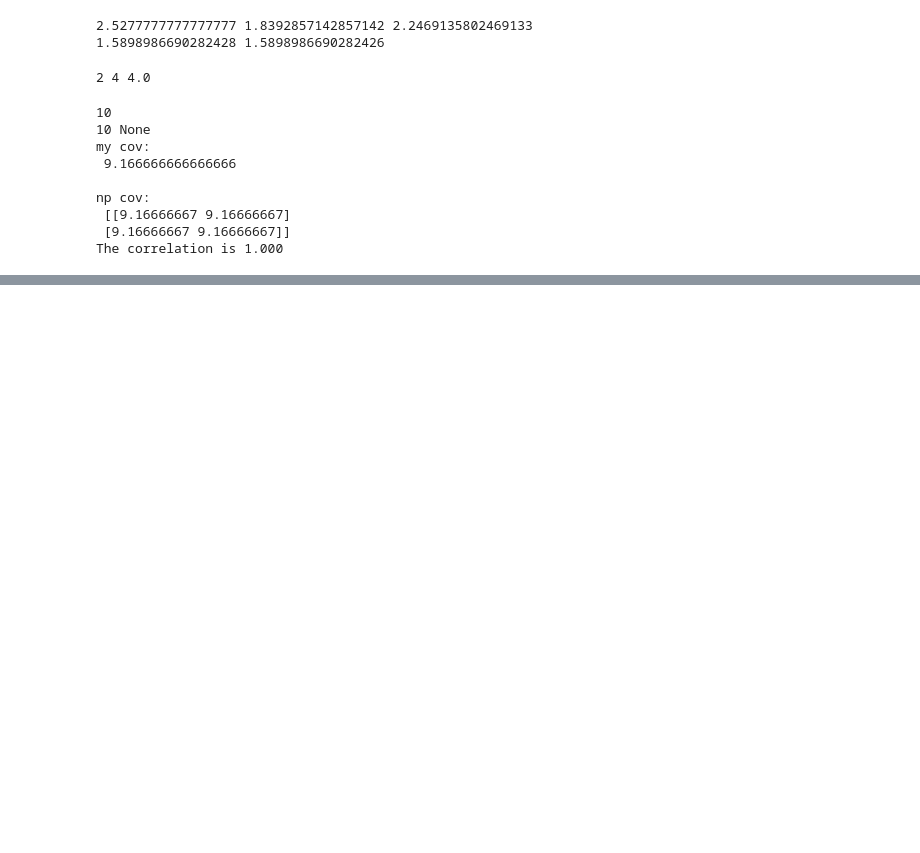
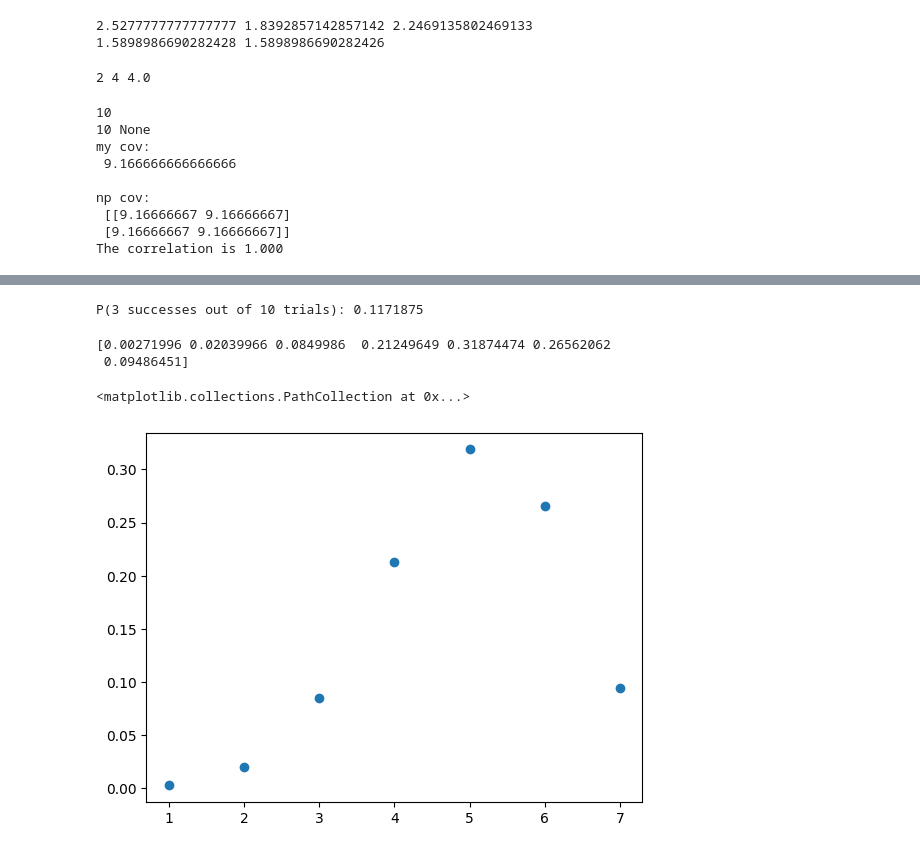
Before and after one commit to ywang1bu/refresher_course, a Jupyter notebook: week3_refresher.ipynb, the cells around one changed output, grey strips where cells are left out. Drawn from its saved outputs; the diff is of its cells as text; code cells hidden in the pictures; blank space fills up the shorter version.

```diff
--- a/week3_refresher.ipynb
+++ b/week3_refresher.ipynb
@@ -147,0 +257,3 @@ Correlation matrix:
+# %%
+dice_nums = my_np.random.randint(1, 7, 10)
+print(dice_nums)
@@ -147,0 +262,3 @@ Correlation matrix:
+# %%
+filtered_nums = [n for n in dice_nums if n<= 3 and n%2==0]
+print(filtered_nums)
@@ -147,0 +267,10 @@ Correlation matrix:
+# %%
+def func_dice_less3_even():
+    dice_nums = my_np.random.randint(1, 7, 10)
+    filtered_nums = [n for n in dice_nums if n<=3 and n%2 ==0]
+    prob = len(filtered_nums)/len(dice_nums)
+    return prob
+
+print(func_dice_less3_even())
+for i in range(15):
+    print("Prob of dice is less than 3 and is even is: ", func_dice_less3_even())
@@ -147,0 +294,25 @@ Correlation matrix:
+# %%
+#adding binomial distribution
+from scipy.stats import binom
+n, p, k = 10, 0.5, 3
+probb = binom.pmf(k, n, p)
+
+print(f'P({k} successes out of {n} trials):', probb)
+# %% [output]
+P(3 successes out of 10 trials): 0.1171875
+# %%
+Porb= 5/7
+n = 7
+prob_list = []
+for k in range(1, 8):
+    prob_list.append(binom.pmf(k, n, Porb))
+
+print(my_np.array(prob_list))
+
+times = my_np.array([i for i in range(1, 8)])
+plt.scatter(times, prob_list)
+# %% [output]
+[0.00271996 0.02039966 0.0849986  0.21249649 0.31874474 0.26562062
+ 0.09486451]
+<matplotlib.collections.PathCollection at 0x...>
+[figure, added]
```
Also changed, not shown: parts of 19 cells of this notebook.
